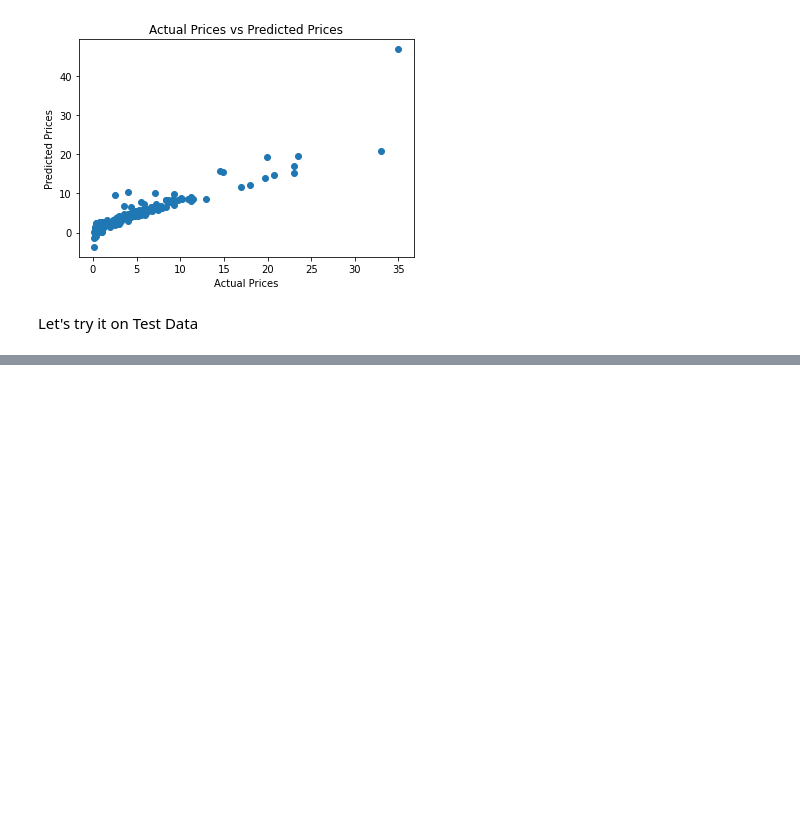
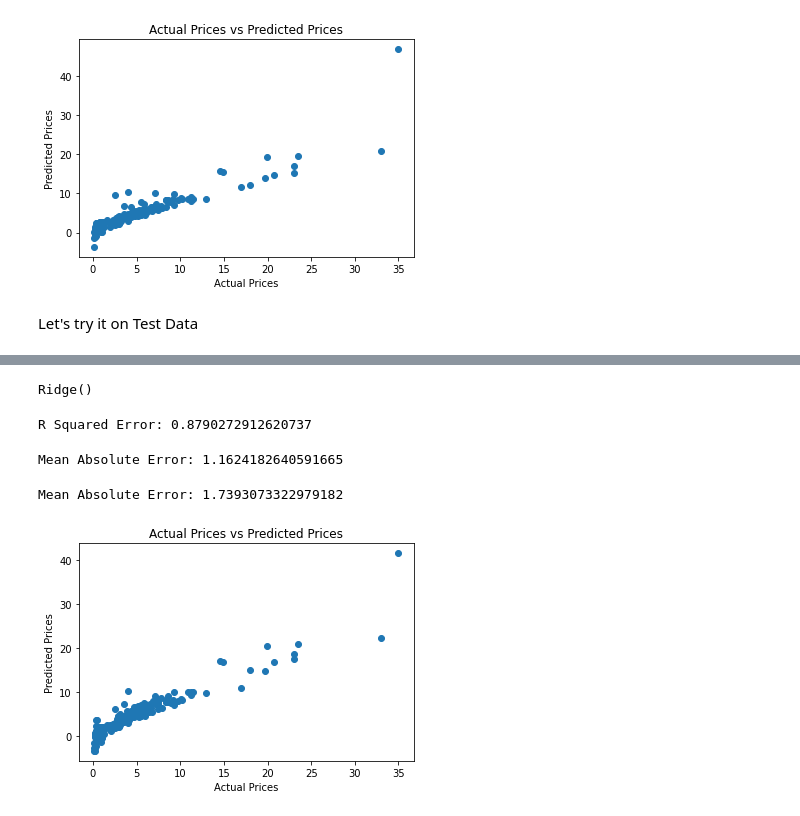
Before and after one commit to TRAGIC11/Car_Price_Prediction_using_Lasso_Regression, a Jupyter notebook: Car_Prices.ipynb, the cells around one changed output, grey strips where cells are left out. Cells and saved outputs as stored; diff of their text form; code cells hidden in the pictures; blank space fills up the shorter version.

```diff
--- a/Car_Prices.ipynb
+++ b/Car_Prices.ipynb
@@ -319,0 +357,30 @@ R Squared Error: 0.7669318245049099
+# %%
+ridge_reg_model = Ridge()
+ridge_reg_model.fit(X_train,Y_train)
+# %% [output]
+Ridge()
+# %%
+training_data_prediction = ridge_reg_model.predict(X_train)
+# %%
+error_score = metrics.r2_score(training_data_prediction,Y_train)
+print(f"R Squared Error: {error_score}")
+# %% [output]
+R Squared Error: 0.8790272912620737
+# %%
+mae = metrics.mean_absolute_error(training_data_prediction,Y_train)
+print(f"Mean Absolute Error: {mae}")
+# %% [output]
+Mean Absolute Error: 1.1624182640591665
+# %%
+rmse = metrics.mean_squared_error(training_data_prediction,Y_train,squared=False)
+print(f"Mean Absolute Error: {rmse}")
+# %% [output]
+Mean Absolute Error: 1.7393073322979182
+# %%
+plt.scatter(Y_train,training_data_prediction)
+plt.xlabel("Actual Prices")
+plt.ylabel("Predicted Prices")
+plt.title("Actual Prices vs Predicted Prices")
+plt.show()
+# %% [output]
+[figure, added]
```
Also changed, not shown: parts of 15 cells of this notebook.
